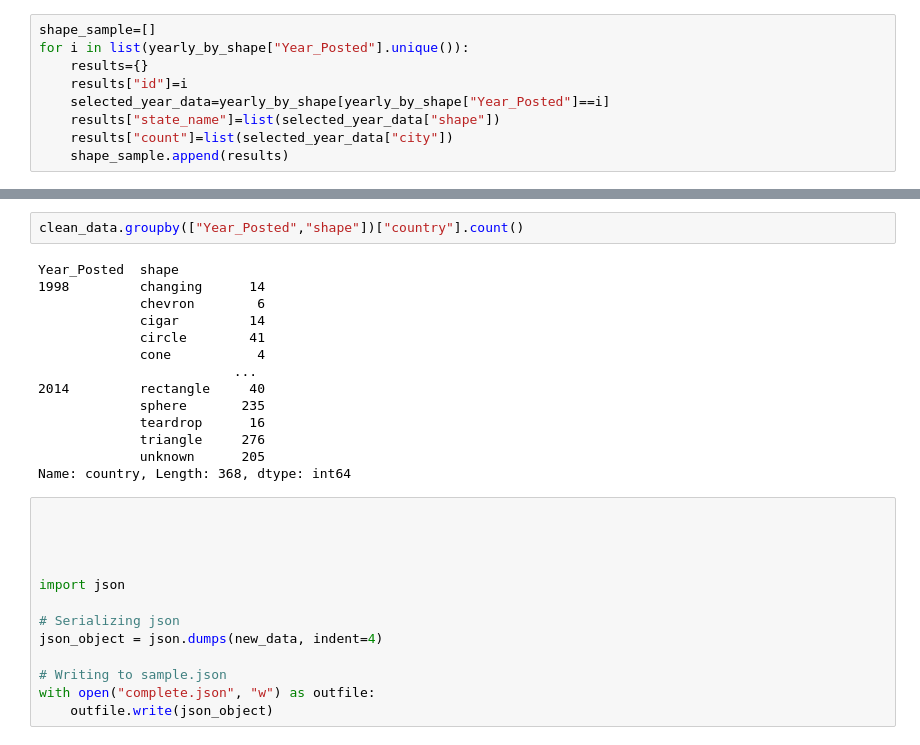
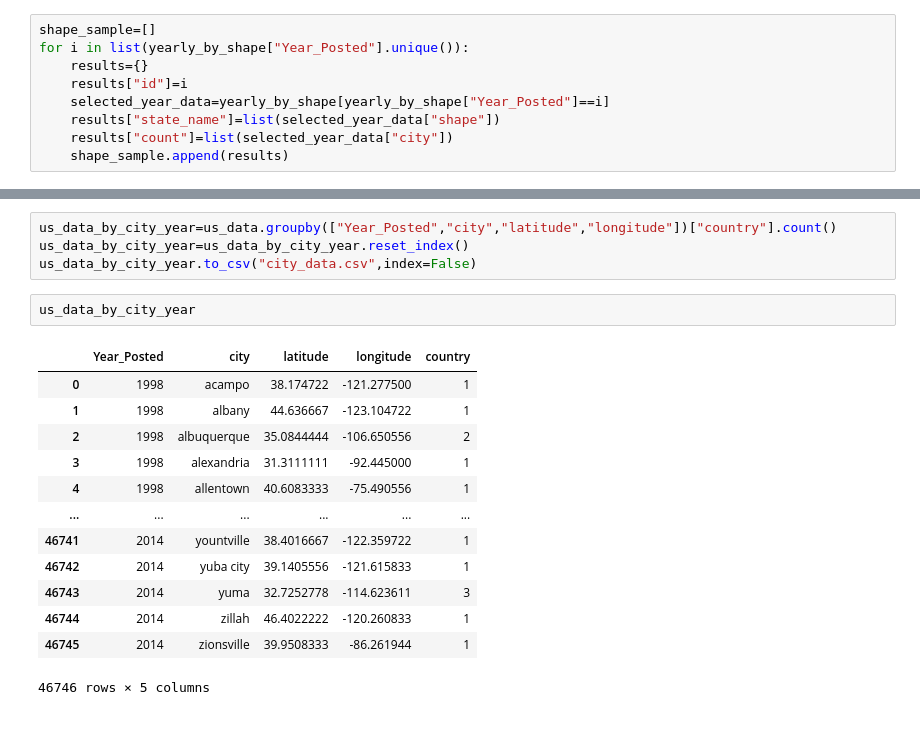
Before and after one commit to allison713/Project-3, a Jupyter notebook: data_cleaning.ipynb, the cells around one changed output, grey strips where cells are left out. Cells and saved outputs as stored; diff of their text form.

```diff
--- a/data_cleaning.ipynb
+++ b/data_cleaning.ipynb
@@ -260,29 +240,20 @@ Name: country, Length: 83, dtype: int64
-# %%
-clean_data.groupby(["Year_Posted","shape"])["country"].count()
-# %% [output]
-Year_Posted  shape
-1998         changing      14
-             chevron        6
-             cigar         14
-             circle        41
-             cone           4
-                         ...
-2014         rectangle     40
-             sphere       235
-             teardrop      16
-             triangle     276
-             unknown      205
-Name: country, Length: 368, dtype: int64
-# %%
-
-
-
-
-import json
-
-# Serializing json
-json_object = json.dumps(new_data, indent=4)
-
-# Writing to sample.json
-with open("complete.json", "w") as outfile:
-    outfile.write(json_object)
+# %%
+us_data_by_city_year=us_data.groupby(["Year_Posted","city","latitude","longitude"])["country"].count()
+us_data_by_city_year=us_data_by_city_year.reset_index()
+us_data_by_city_year.to_csv("city_data.csv",index=False)
+# %%
+us_data_by_city_year
+# %% [output]
+|  | Year_Posted | city | latitude | longitude | country |
+| 0 | 1998 | acampo | 38.174722 | -121.277500 | 1 |
+| 1 | 1998 | albany | 44.636667 | -123.104722 | 1 |
+| 2 | 1998 | albuquerque | 35.0844444 | -106.650556 | 2 |
+| 3 | 1998 | alexandria | 31.3111111 | -92.445000 | 1 |
+| 4 | 1998 | allentown | 40.6083333 | -75.490556 | 1 |
+| ... | ... | ... | ... | ... | ... |
+| 46741 | 2014 | yountville | 38.4016667 | -122.359722 | 1 |
+| 46742 | 2014 | yuba city | 39.1405556 | -121.615833 | 1 |
+| 46743 | 2014 | yuma | 32.7252778 | -114.623611 | 3 |
+| 46744 | 2014 | zillah | 46.4022222 | -120.260833 | 1 |
+| 46745 | 2014 | zionsville | 39.9508333 | -86.261944 | 1 |
+46746 rows × 5 columns
```
Also changed, not shown: parts of 27 cells of this notebook, 19 other files.
